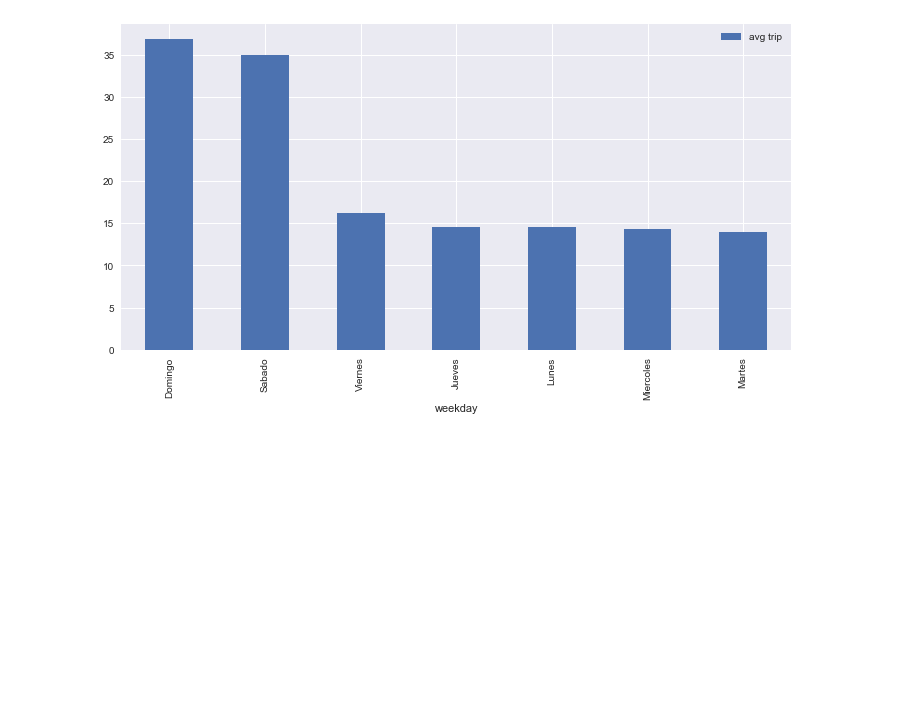
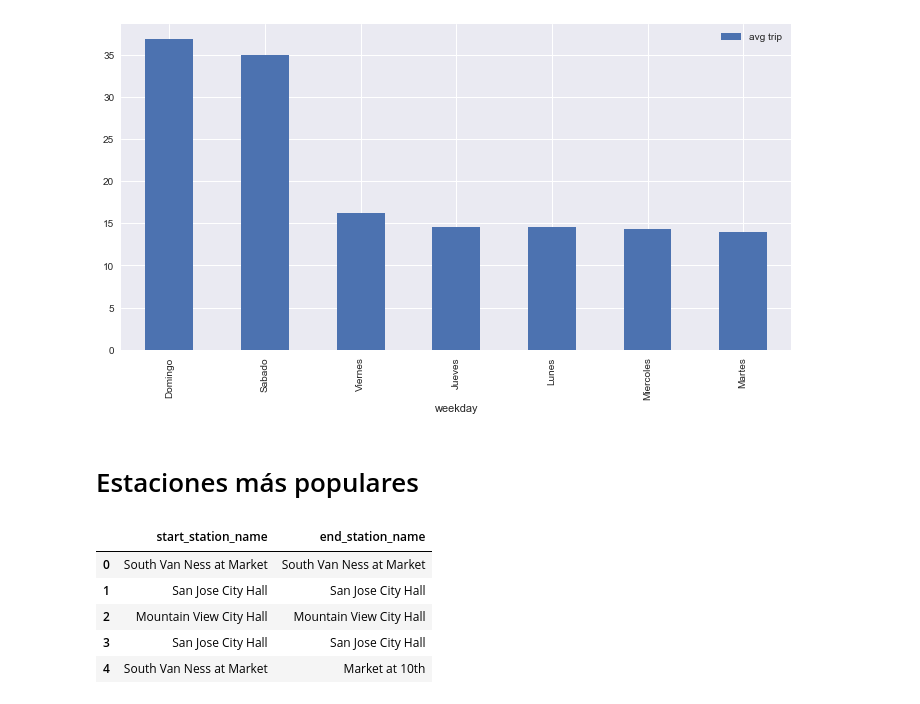
Before and after one commit to hernantain/Analisis-San-Francisco, a Jupyter notebook: analisis.ipynb, the cells around one changed output. Drawn from its saved outputs; the diff is of its cells as text; code cells hidden in the pictures; blank space fills up the shorter version.

```diff
--- a/analisis.ipynb
+++ b/analisis.ipynb
@@ -266,3 +266,15 @@ dif_day_trips_avg.sort_values('avg trip',ascending=False).plot(x='weekday',y='av
 # %% [output]
 <matplotlib.axes._subplots.AxesSubplot at 0x...>
 [figure]
+# %% [markdown]
+# Estaciones más populares
+# %%
+station_stats = trip_meta[['start_station_name','end_station_name']]
+station_stats.head()
+# %% [output]
+|  | start_station_name | end_station_name |
+| 0 | South Van Ness at Market | South Van Ness at Market |
+| 1 | San Jose City Hall | San Jose City Hall |
+| 2 | Mountain View City Hall | Mountain View City Hall |
+| 3 | San Jose City Hall | San Jose City Hall |
+| 4 | South Van Ness at Market | Market at 10th |
```
Also changed, not shown: parts of 11 cells of this notebook.
